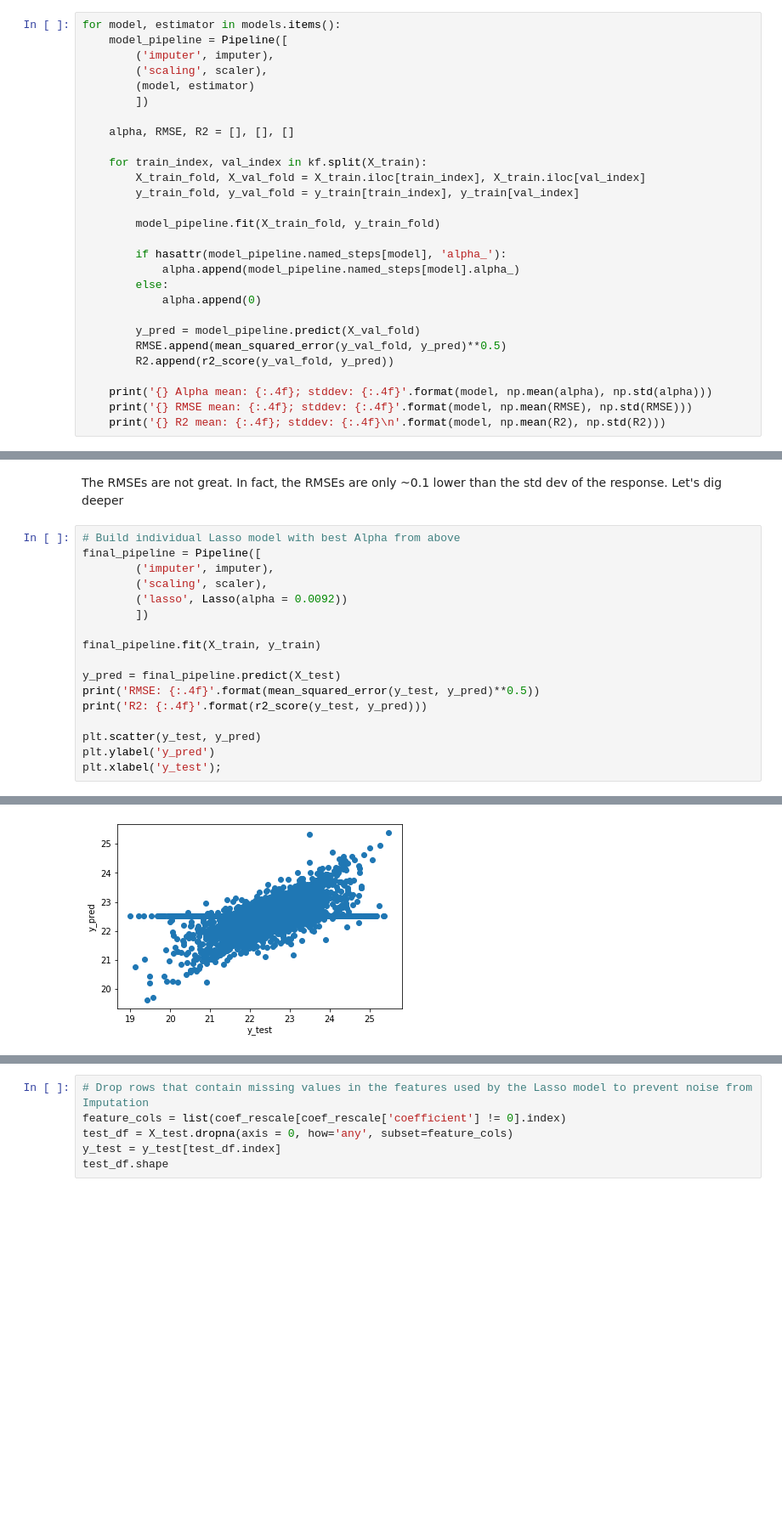
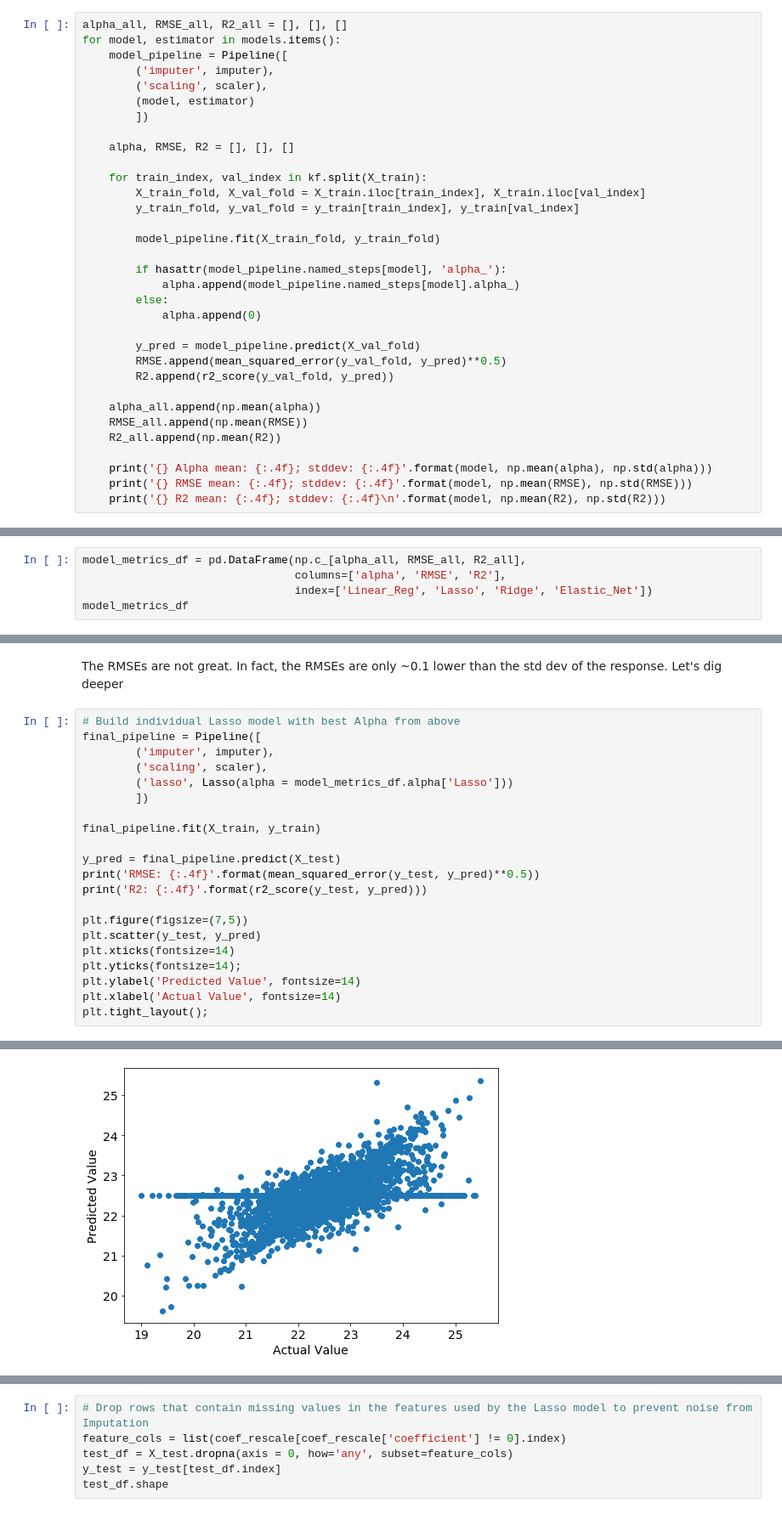
Before and after one commit to stephenleo/HVM-SPC, a Jupyter notebook: modeling.ipynb, the cells around one changed output, grey strips where cells are left out. Shown at 85% size. Saved outputs shown, nothing was run; the diff lists cells and outputs as text; blank space fills up the shorter version.

```diff
--- a/modeling.ipynb
+++ b/modeling.ipynb
@@ -127,6 +143,7 @@ from sklearn.metrics import mean_squared_error, r2_score
 
 models = {'linear_regression': lr_model, 'lasso': lass_model, 'ridge': rid_model, 'elastic_net': elas_model}
 # %%
+alpha_all, RMSE_all, R2_all = [], [], []
 for model, estimator in models.items():
     model_pipeline = Pipeline([
         ('imputer', imputer),
@@ -151,6 +168,10 @@ for model, estimator in models.items():
         RMSE.append(mean_squared_error(y_val_fold, y_pred)**0.5)
         R2.append(r2_score(y_val_fold, y_pred))
 
+    alpha_all.append(np.mean(alpha))
+    RMSE_all.append(np.mean(RMSE))
+    R2_all.append(np.mean(R2))
+
     print('{} Alpha mean: {:.4f}; stddev: {:.4f}'.format(model, np.mean(alpha), np.std(alpha)))
     print('{} RMSE mean: {:.4f}; stddev: {:.4f}'.format(model, np.mean(RMSE), np.std(RMSE)))
     print('{} R2 mean: {:.4f}; stddev: {:.4f}\n'.format(model, np.mean(R2), np.std(R2)))
@@ -170,3 +191,8 @@ ridge R2 mean: 0.1788; stddev: 0.0182
 elastic_net Alpha mean: 0.0171; stddev: 0.0011
 elastic_net RMSE mean: 0.8199; stddev: 0.0136
 elastic_net R2 mean: 0.1833; stddev: 0.0175
+# %%
+model_metrics_df = pd.DataFrame(np.c_[alpha_all, RMSE_all, R2_all],
+                                columns=['alpha', 'RMSE', 'R2'],
+                                index=['Linear_Reg', 'Lasso', 'Ridge', 'Elastic_Net'])
+model_metrics_df
@@ -175,24 +212,28 @@ The RMSEs are not great. In fact, the RMSEs are only ~0.1 lower than the std dev
 # %%
 # Build individual Lasso model with best Alpha from above
 final_pipeline = Pipeline([
         ('imputer', imputer),
         ('scaling', scaler),
-        ('lasso', Lasso(alpha = 0.0092))
+        ('lasso', Lasso(alpha = model_metrics_df.alpha['Lasso']))
         ])
 
 final_pipeline.fit(X_train, y_train)
 
 y_pred = final_pipeline.predict(X_test)
 print('RMSE: {:.4f}'.format(mean_squared_error(y_test, y_pred)**0.5))
 print('R2: {:.4f}'.format(r2_score(y_test, y_pred)))
 
+plt.figure(figsize=(7,5))
 plt.scatter(y_test, y_pred)
-plt.ylabel('y_pred')
-plt.xlabel('y_test');
+plt.xticks(fontsize=14)
+plt.yticks(fontsize=14);
+plt.ylabel('Predicted Value', fontsize=14)
+plt.xlabel('Actual Value', fontsize=14)
+plt.tight_layout();
 # %% [output]
 RMSE: 0.8238
 R2: 0.1936
-[figure, old version]
+[figure, new version]
 # %%
 # Find out which features Lasso uses to build the model
 coef = pd.DataFrame(final_pipeline.named_steps['lasso'].coef_, columns=['coefficient'], index=X_train.columns)
```
Also changed, not shown: parts of 25 cells of this notebook, 3 other files.
